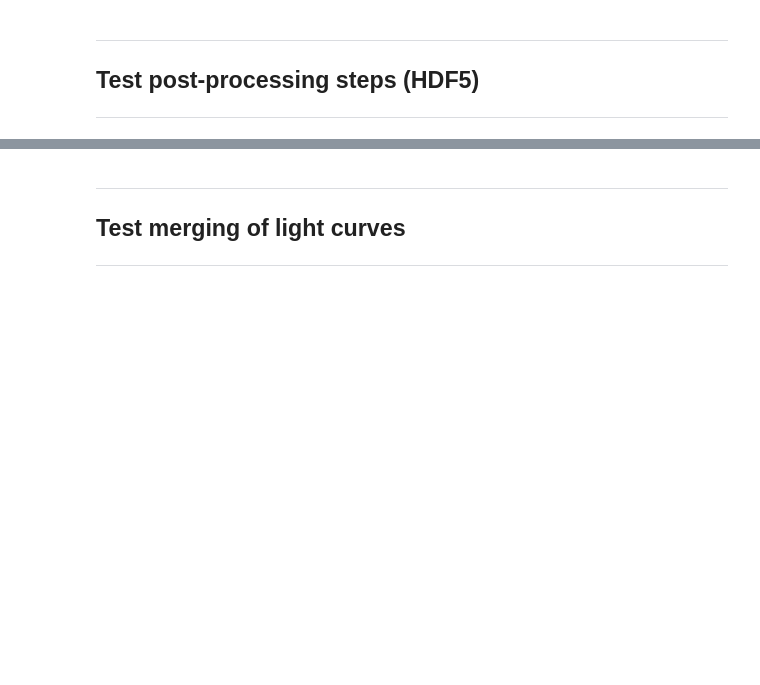
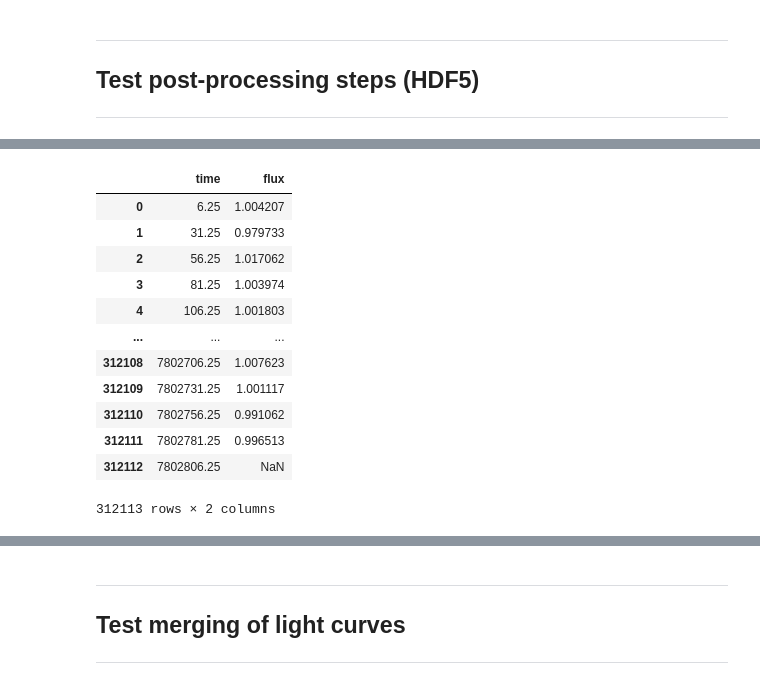
Before and after one commit to ivs-kuleuven/platosim3, a Jupyter notebook: docs/technicalnotes/MOCKA/Post-processing.ipynb, the cells around one changed output, grey strips where cells are left out. Cells and saved outputs as stored; diff of their text form; code cells hidden in the pictures; blank space fills up the shorter version.

```diff
--- a/docs/technicalnotes/MOCKA/Post-processing.ipynb
+++ b/docs/technicalnotes/MOCKA/Post-processing.ipynb
@@ -81,7 +83,7 @@ fit3 = sm.OLS.from_formula(formula=model3, data=df).fit()
 # %%
 path = '/lhome/nicholas/software/workdir/mocka_affogato/test_hdf5'
 path = '/lhome/nicholas/software/workdir/mocka_affogato/output'
-filename = f'{path}/000000001/000000001_Ncam1.1_Q5.hdf5' # [1, 5]
+filename = f'{path}/000000001/000000001_Ncam1.1_Q1.hdf5' # [1, 5]
 
 lc = LightCurve(filename)
 lc.star()
@@ -111,5 +113,21 @@ df = lc.detrend(model='poly', replace=True, plot=True)
 # %%
-df = lc.clip(model='wotan', flux_unit='ppt', sigma_lower=5, sigma_upper=5, replace=True, plot=True)
+df = lc.clip(model='wotan', flux_unit='ppt', sigma_lower=4.5, sigma_upper=4.5, replace=True, plot=True)
 # %% [output]
 [interactive output not drawn]
 [interactive output not drawn]
+# %%
+df
+# %% [output]
+|  | time | flux |
+| 0 | 6.25 | 1.004207 |
+| 1 | 31.25 | 0.979733 |
+| 2 | 56.25 | 1.017062 |
+| 3 | 81.25 | 1.003974 |
+| 4 | 106.25 | 1.001803 |
+| ... | ... | ... |
+| 312108 | 7802706.25 | 1.007623 |
+| 312109 | 7802731.25 | 1.001117 |
+| 312110 | 7802756.25 | 0.991062 |
+| 312111 | 7802781.25 | 0.996513 |
+| 312112 | 7802806.25 | NaN |
+312113 rows × 2 columns
```
Also changed, not shown: parts of 20 cells of this notebook.
